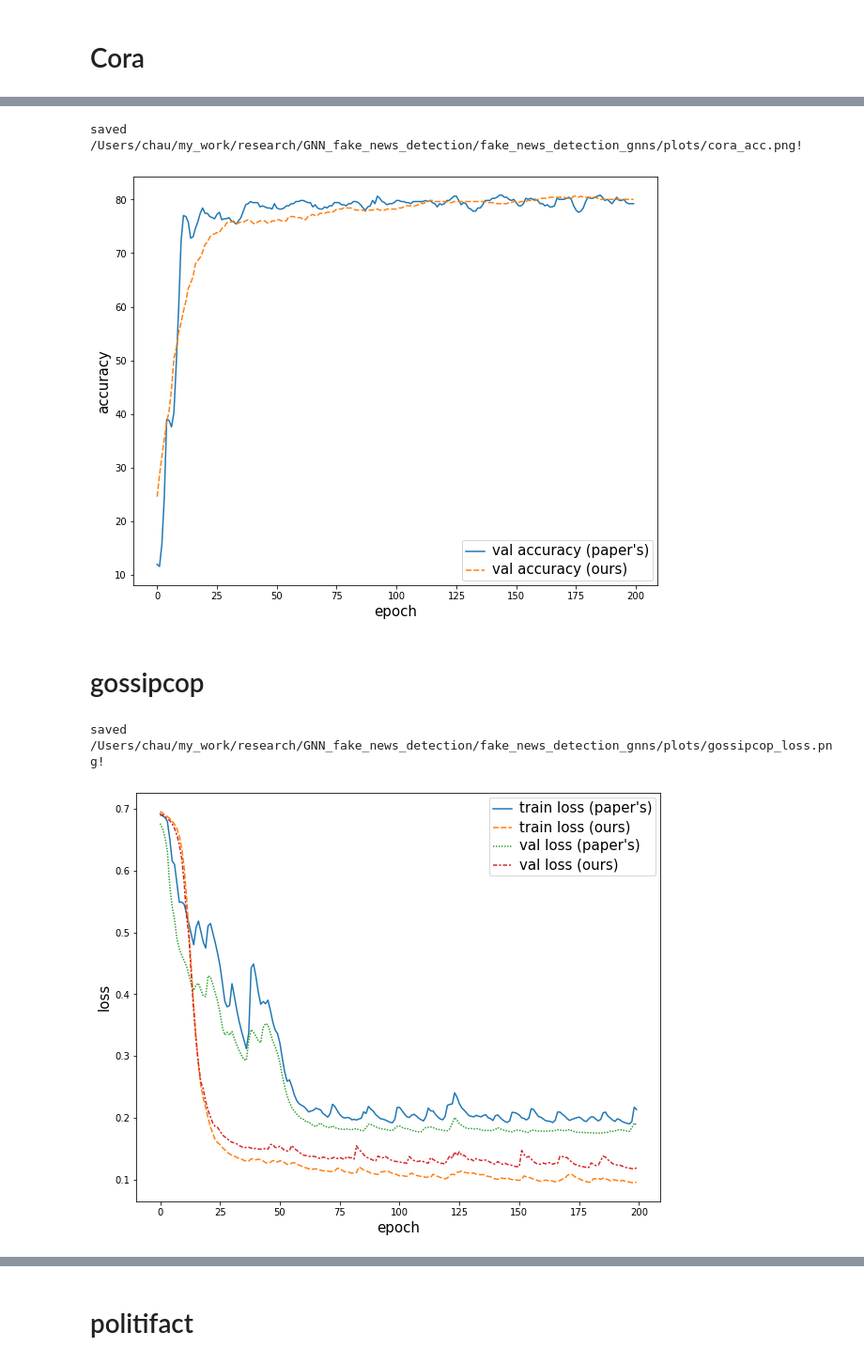
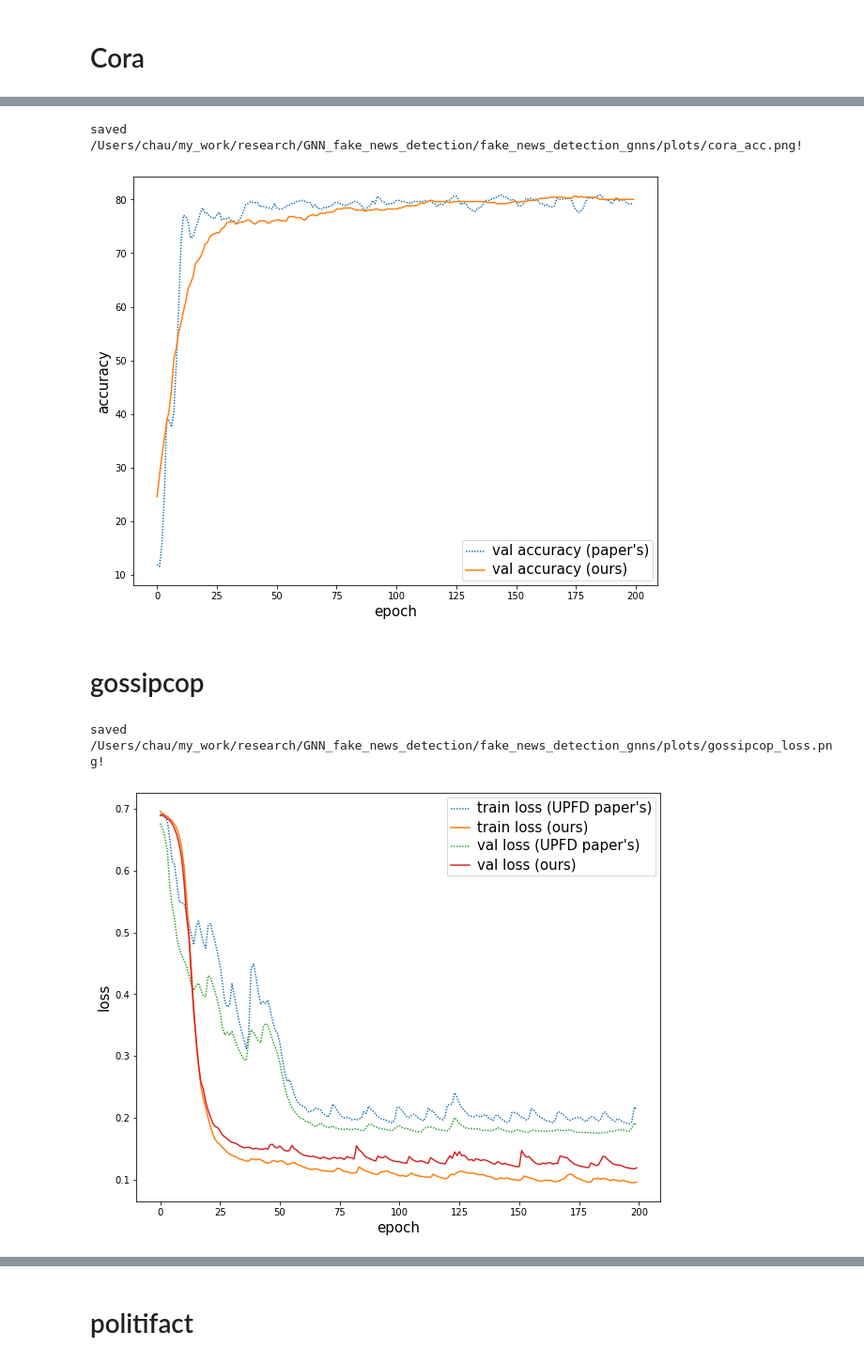
Before and after one commit to chaudatascience/fake_news_detection_gnns, a Jupyter notebook: src/notebooks/cora_charts.ipynb, the cells around one changed output, grey strips where cells are left out. Shown: that part at 94% size. Saved outputs shown, nothing was run; the diff lists cells and outputs as text; code cells hidden in the pictures.

Commit message:
add plots (fix solid lines)

```diff
--- a/src/notebooks/cora_charts.ipynb
+++ b/src/notebooks/cora_charts.ipynb
@@ -11,7 +11,11 @@ root = "/Users/chau/my_work/research/GNN_fake_news_detection/fake_news_detection
 def plot(data, img_name, x_label='epoch', y_label="", save=True):
 
     plt.figure(figsize=(10,8))
-    ax = sns.lineplot(data=data)
+    if len(data.columns) >=4:
+        ax = sns.lineplot(data=data,  dashes=[(1, 1),"",(1, 1),""])
+    else:
+        ax = sns.lineplot(data=data,  dashes=[(1, 1),""])
+
     ax.set_xlabel(x_label, fontsize = 15)
     ax.set_ylabel(y_label, fontsize = 15)
 
@@ -94,7 +98,7 @@ df_acc = pd.DataFrame({"val accuracy (paper's)": df_official["val_acc"],
 plot(df_acc, "plots/cora_acc.png", x_label='epoch', y_label="accuracy")
 # %% [output]
 saved /Users/chau/my_work/research/GNN_fake_news_detection/fake_news_detection_gnns/plots/cora_acc.png!
-[figure, old version]
+[figure, new version]
 # %% [markdown]
 # gossipcop
 # %%
@@ -106,14 +110,14 @@ df_official["test_acc"] *= 100
 # %%
 num_obs = len(df_official)
 df_loss = pd.DataFrame({
-                        "train loss (paper's)": df_official["train_loss"],
+                        "train loss (UPFD paper's)": df_official["train_loss"],
                         "train loss (ours)": df_our["train_loss"][:num_obs],
-                        "val loss (paper's)": df_official["val_loss"],
+                        "val loss (UPFD paper's)": df_official["val_loss"],
                         "val loss (ours)": df_our["val_loss"][:num_obs],})
 df_loss = df_loss.ewm(com=3).mean()
 plot(df_loss, "plots/gossipcop_loss.png", x_label='epoch', y_label="loss")
 # %% [output]
 saved /Users/chau/my_work/research/GNN_fake_news_detection/fake_news_detection_gnns/plots/gossipcop_loss.png!
-[figure, old version]
+[figure, new version]
 # %%
 num_obs = len(df_official)
```
Also changed, not shown: parts of 4 cells of this notebook, 7 other files.
